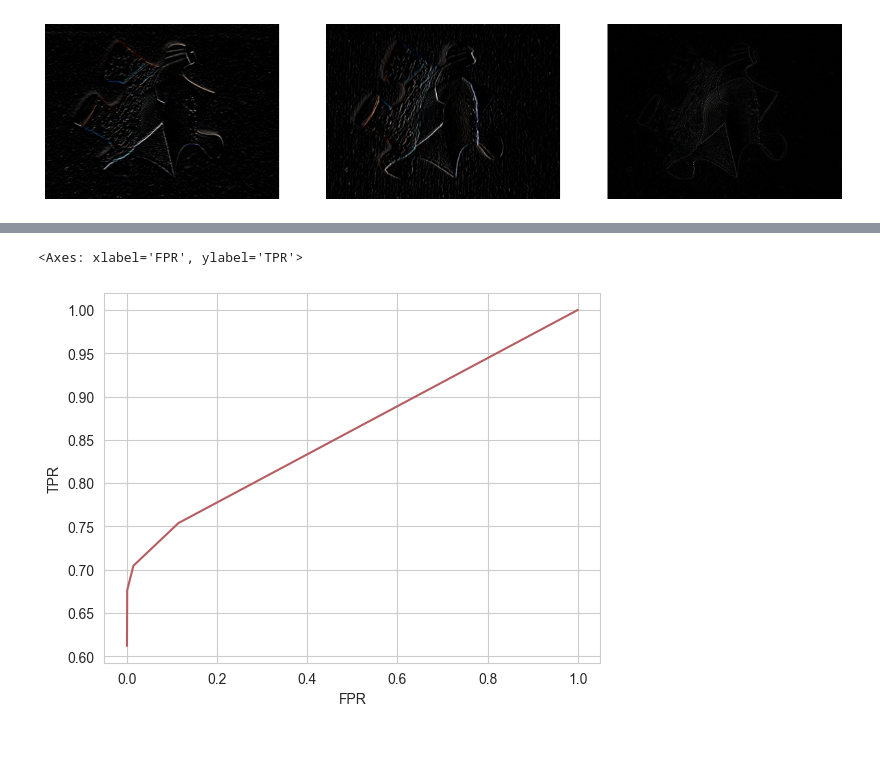
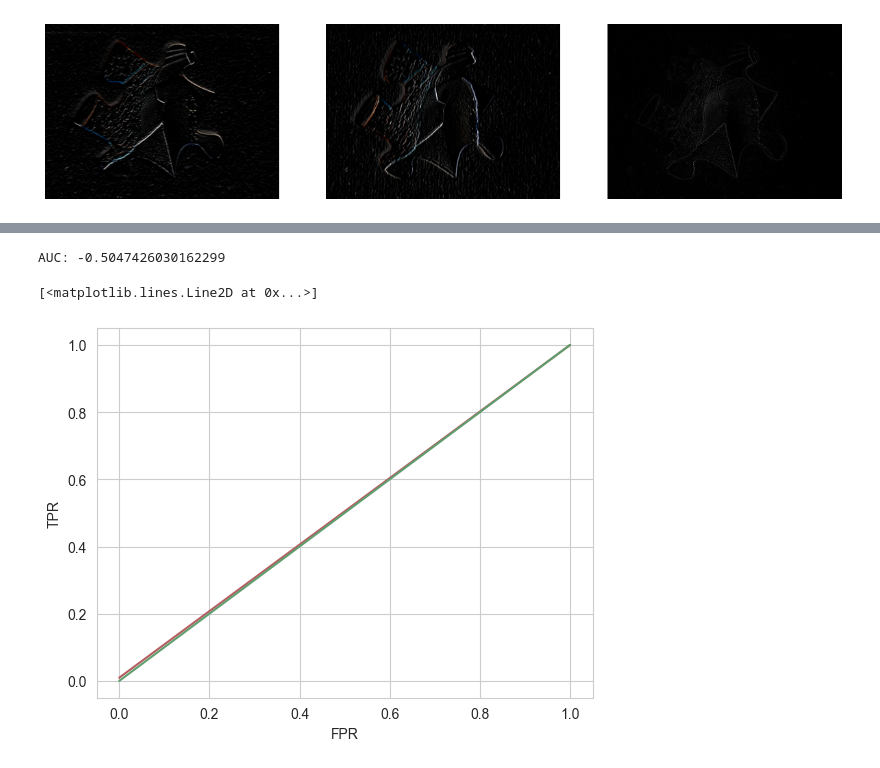
Before and after one commit to orwellian225/cv, a Jupyter notebook: lab1/main.ipynb, the cells around one changed output, grey strips where cells are left out. Cells and saved outputs as stored; diff of their text form; code cells hidden in the pictures.

```diff
--- a/lab1/main.ipynb
+++ b/lab1/main.ipynb
@@ -559,7 +566,7 @@ def fg_classifier(prob_values, fg_threshold):
 # %%
 predicted_images = []
 classified_images = []
-test_thresholds = np.arange(0., 1., 0.2)
+test_thresholds = np.arange(0., 1., 0.1)
 image_probabilities = fg_probabilites(data[1])
 predicted_images.append(image_probabilities)
 
@@ -575,6 +582,13 @@ ax.axis('off')
 # %%
+num_rows = m.ceil(len(test_thresholds) / 5)
+fig, ax = plt.subplots(ncols=5, nrows=int(num_rows), figsize=(20,3 * num_rows))
 for i in range(len(test_thresholds)):
-    ax = sns.heatmap(classified_images[i], cmap="grey", cbar=False)
-    ax.axis('off')
-    plt.show()
+    x_idx = i % 5
+    y_idx = i // 5
+    local_axis = ax[y_idx, x_idx] if num_rows > 1 else ax[i]
+    sns.heatmap(classified_images[i], cmap="grey", cbar=False, ax=local_axis)
+    local_axis.axis('off')
+    local_axis.set_title(f"Threshold $\\theta$ = {test_thresholds[i]:.2f}")
+
+plt.show()
 # %% [output]
@@ -595,9 +605,6 @@ precisions = []
 recalls = []
 f1_scores = []
 confusion_matrices = []
-
-true_positive_rate = []
-false_positive_rate = []
 
 for i in range(len(test_thresholds)):
     is_fg = (masks[1] >= mask_threshold).all(axis=2)
@@ -613,20 +620,28 @@ for i in range(len(test_thresholds)):
     num_predictions.append(classified_images[i].shape[0] * classified_images[i].shape[1])
 
     accuracies.append( (num_true_positives[-1] + num_true_negatives[-1]) / num_predictions[-1] )
-    precisions.append( num_true_positives[-1] / (num_true_positives[-1] + num_false_positives[-1]) )
+    precisions.append( num_true_positives[-1] / (num_true_positives[-1] + num_false_positives[-1]))
     recalls.append( num_true_positives[-1] / (num_true_positives[-1] + num_false_negatives[-1]) )
     f1_scores.append( 2 * precisions[-1] * recalls[-1] / (precisions[-1] + recalls[-1]) )
-
-    true_positive_rate.append( num_true_positives[-1] / (num_true_positives[-1] + num_false_negatives[-1]) )
-    false_positive_rate.append( num_false_positives[-1] / (num_false_positives[-1] + num_true_negatives[-1]) )
 
 accuracies = np.array(accuracies)
 precisions = np.array(precisions)
 recalls = np.array(recalls)
 f1_scores = np.array(f1_scores)
-
-true_positive_rate = np.array(true_positive_rate)
-false_positive_rate = np.array(false_positive_rate)
+# %%
+true_positive_rate = []
+false_positive_rate = []
+for i in range(len(test_thresholds)):
+    true_positive_rate.append( num_true_positives[i] / (num_true_positives[i] + num_false_negatives[i]) )
+    false_positive_rate.append( num_false_positives[i] / (num_false_positives[i] + num_true_negatives[i]) )
+
+true_positive_rate = np.array(true_positive_rate)
+false_positive_rate = np.array(false_positive_rate)
+# %%
+auc = scipy.integrate.trapezoid(y=true_positive_rate, x=false_positive_rate)
+print("AUC:", auc)
+# %% [output]
+AUC: -0.5047426030162299
 # %%
 results = pd.DataFrame(data={
     'Classification Threshold': test_thresholds,
@@ -638,10 +653,11 @@ results = pd.DataFrame(data={
     'FPR': false_positive_rate
 })
 # %%
-sns.lineplot(data=results, x="FPR", y="TPR", c="#b55d60")
+ax = sns.lineplot(data=results, x="FPR", y="TPR", c="#b55d60")
+ax.plot(np.linspace(0.,1.,10), np.linspace(0.,1.,10), c="#5f9e6e")
 # %% [output]
-<Axes: xlabel='FPR', ylabel='TPR'>
+[<matplotlib.lines.Line2D at 0x...>]
-[figure, old version]
+[figure, new version]
 # %%
 results = pd.melt(results, ['Classification Threshold'], var_name='Metrics', value_name='score')
 # %%
```
Also changed, not shown: parts of 6 cells of this notebook.
